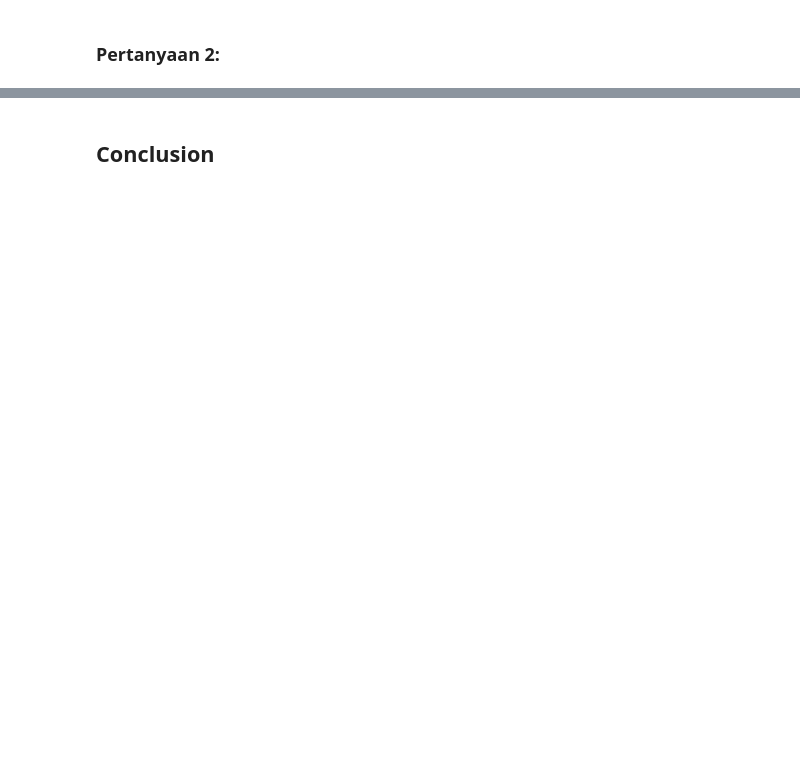
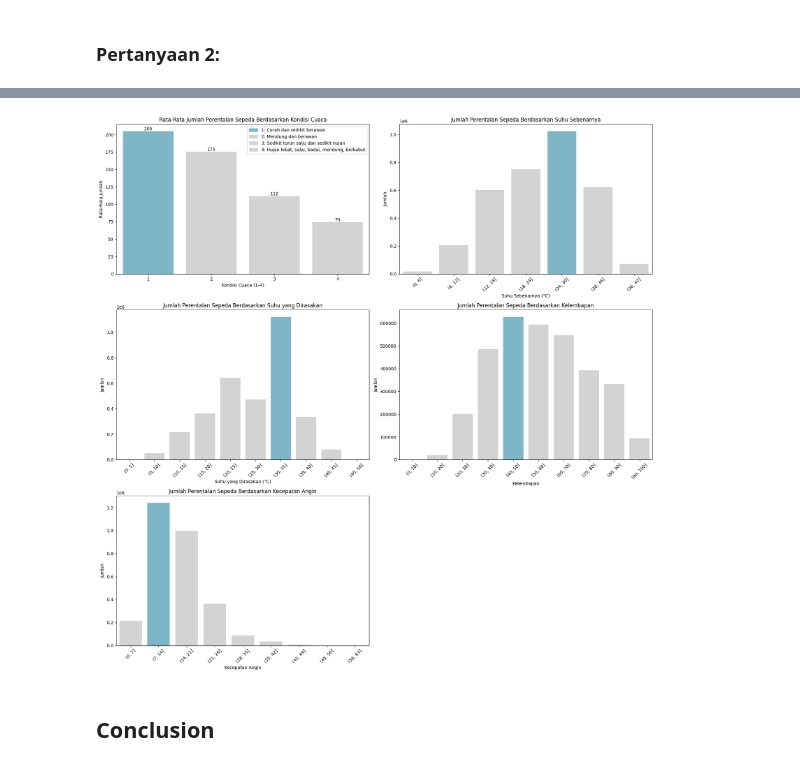
Before and after one commit to aljauzr/pad-submission-dicoding, a Jupyter notebook: notebook.ipynb, the cells around one changed output, grey strips where cells are left out. Cells and saved outputs as stored; diff of their text form; code cells hidden in the pictures; blank space fills up the shorter version.

```diff
--- a/notebook.ipynb
+++ b/notebook.ipynb
@@ -71,2 +639,81 @@ warnings.filterwarnings("ignore")  # Supaya output tidak penuh dengan peringatan
+# %%
+fig, axs = plt.subplots(3, 2, figsize=(18, 18))
+axs = axs.flatten()  # agar lebih mudah diakses dengan indeks 0–4
+
+# 1. Rata-rata per weathersit
+mean_cnt_per_weathersit = hour_df.groupby('weathersit')['cnt'].mean().reset_index()
+max_value = mean_cnt_per_weathersit['cnt'].max()
+colors = ['#72BCD4' if val == max_value else '#D3D3D3' for val in mean_cnt_per_weathersit['cnt']]
+
+sns.barplot(data=mean_cnt_per_weathersit, x='weathersit', y='cnt', palette=colors, hue='weathersit', dodge=False, legend=False, ax=axs[0])
+for index, row in mean_cnt_per_weathersit.iterrows():
+    axs[0].text(index, row['cnt'], round(row['cnt']), color='black', ha="center", va="bottom")
+axs[0].set_title('Rata-Rata Jumlah Perentalan Sepeda Berdasarkan Kondisi Cuaca')
+axs[0].set_xlabel('Kondisi Cuaca (1–4)')
+axs[0].set_ylabel('Rata-Rata Jumlah')
+legend_labels = [
+    "1: Cerah dan sedikit berawan",
+    "2: Mendung dan berawan",
+    "3: Sedikit turun salju dan sedikit hujan",
+    "4: Hujan lebat, salju, badai, mendung, berkabut"
+]
+legend_handles = [Patch(color="#D3D3D3", label=label) for label in legend_labels]
+max_index = mean_cnt_per_weathersit['cnt'].idxmax()
+legend_handles[mean_cnt_per_weathersit.loc[max_index, 'weathersit'] - 1] = Patch(
+    color="#72BCD4", label=legend_labels[mean_cnt_per_weathersit.loc[max_index, 'weathersit'] - 1]
+)
+axs[0].legend(handles=legend_handles, loc='upper right')
+
+# 2. Berdasarkan suhu sebenarnya
+hour_df['temp_bin'] = pd.cut(hour_df['temp_actual'], bins=np.arange(0, 43, 6))
+temp = hour_df.groupby('temp_bin', observed=True)['cnt'].sum().reset_index()
+max_val = temp['cnt'].max()
+colors = ['#72BCD4' if val == max_val else '#D3D3D3' for val in temp['cnt']]
+sns.barplot(data=temp, x='temp_bin', y='cnt', hue='temp_bin', palette=colors, legend=False, ax=axs[1])
+axs[1].set_title('Jumlah Perentalan Sepeda Berdasarkan Suhu Sebenarnya')
+axs[1].set_xlabel('Suhu Sebenarnya (°C)')
+axs[1].set_ylabel('Jumlah')
+plt.setp(axs[1].get_xticklabels(), rotation=45)
+
+# 3. Berdasarkan suhu yang dirasakan
+hour_df['atemp_bin'] = pd.cut(hour_df['atemp_actual'], bins=np.arange(0, 51, 5))
+atemp = hour_df.groupby('atemp_bin', observed=True)['cnt'].sum().reset_index()
+max_val = atemp['cnt'].max()
+colors = ['#72BCD4' if val == max_val else '#D3D3D3' for val in atemp['cnt']]
+sns.barplot(data=atemp, x='atemp_bin', y='cnt', hue='atemp_bin', palette=colors, legend=False, ax=axs[2])
+axs[2].set_title('Jumlah Perentalan Sepeda Berdasarkan Suhu yang Dirasakan')
+axs[2].set_xlabel('Suhu yang Dirasakan (°C)')
+axs[2].set_ylabel('Jumlah')
+plt.setp(axs[2].get_xticklabels(), rotation=45)
+
+# 4. Berdasarkan kelembapan
+hour_df['hum_bin'] = pd.cut(hour_df['hum_actual'], bins=np.arange(0, 101, 10))
+hum = hour_df.groupby('hum_bin', observed=True)['cnt'].sum().reset_index()
+max_val = hum['cnt'].max()
+colors = ['#72BCD4' if val == max_val else '#D3D3D3' for val in hum['cnt']]
+sns.barplot(data=hum, x='hum_bin', y='cnt', hue='hum_bin', palette=colors, legend=False, ax=axs[3])
+axs[3].set_title('Jumlah Perentalan Sepeda Berdasarkan Kelembapan')
+axs[3].set_xlabel('Kelembapan')
+axs[3].set_ylabel('Jumlah')
+plt.setp(axs[3].get_xticklabels(), rotation=45)
+
+# 5. Berdasarkan kecepatan angin
+hour_df['windspeed_bin'] = pd.cut(hour_df['windspeed_actual'], bins=np.arange(0, 67, 7))
+wind = hour_df.groupby('windspeed_bin', observed=True)['cnt'].sum().reset_index()
+max_val = wind['cnt'].max()
+colors = ['#72BCD4' if val == max_val else '#D3D3D3' for val in wind['cnt']]
+sns.barplot(data=wind, x='windspeed_bin', y='cnt', hue='windspeed_bin', palette=colors, legend=False, ax=axs[4])
+axs[4].set_title('Jumlah Perentalan Sepeda Berdasarkan Kecepatan Angin')
+axs[4].set_xlabel('Kecepatan Angin')
+axs[4].set_ylabel('Jumlah')
+plt.setp(axs[4].get_xticklabels(), rotation=45)
+
+# Matikan sumbu subplot kosong jika hanya pakai 5 plot
+axs[5].axis('off')
+
+plt.tight_layout()
+plt.show()
+# %% [output]
+[figure, added]
 # %% [markdown]
 ## Conclusion
```
Also changed, not shown: parts of 51 cells of this notebook, 1 other file.
